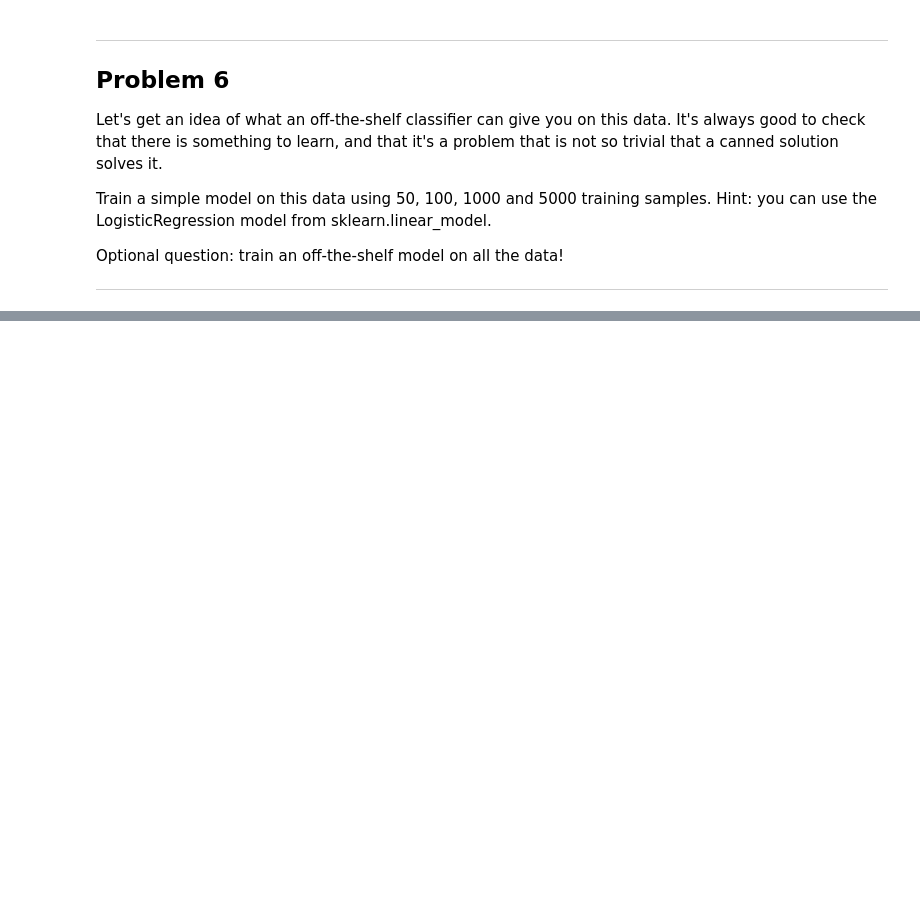
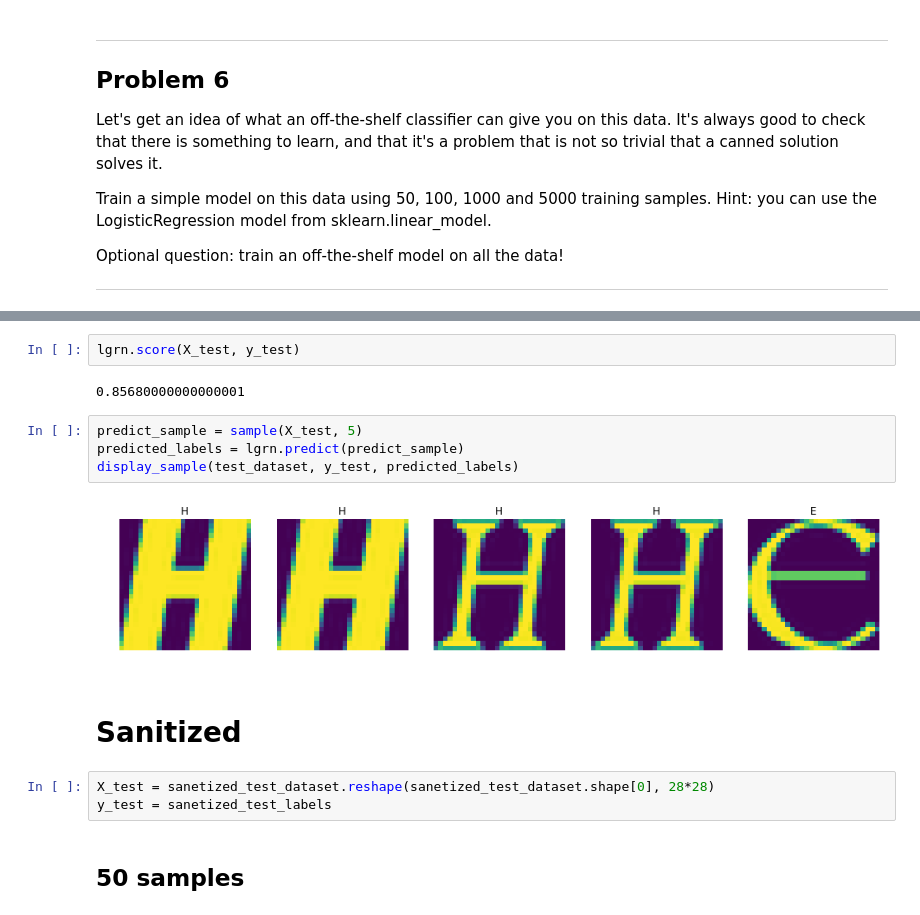
Before and after one commit to exeRogue/tensorflow-udacity, a Jupyter notebook: 1_notmnist.ipynb, the cells around one changed output, grey strips where cells are left out. Drawn from its saved outputs; the diff is of its cells as text; blank space fills up the shorter version.

```diff
--- a/1_notmnist.ipynb
+++ b/1_notmnist.ipynb
@@ -550,0 +654,19 @@ Optional question: train an off-the-shelf model on all the data!
+# %%
+lgrn.score(X_test, y_test)
+# %% [output]
+0.85680000000000001
+# %%
+predict_sample = sample(X_test, 5)
+predicted_labels = lgrn.predict(predict_sample)
+display_sample(test_dataset, y_test, predicted_labels)
+# %% [output]
+[figure, added]
+# %% [markdown]
+Sanitized
+======
+# %%
+X_test = sanetized_test_dataset.reshape(sanetized_test_dataset.shape[0], 28*28)
+y_test = sanetized_test_labels
+# %% [markdown]
+50 samples
+---
```
Also changed, not shown: parts of 42 cells of this notebook.
